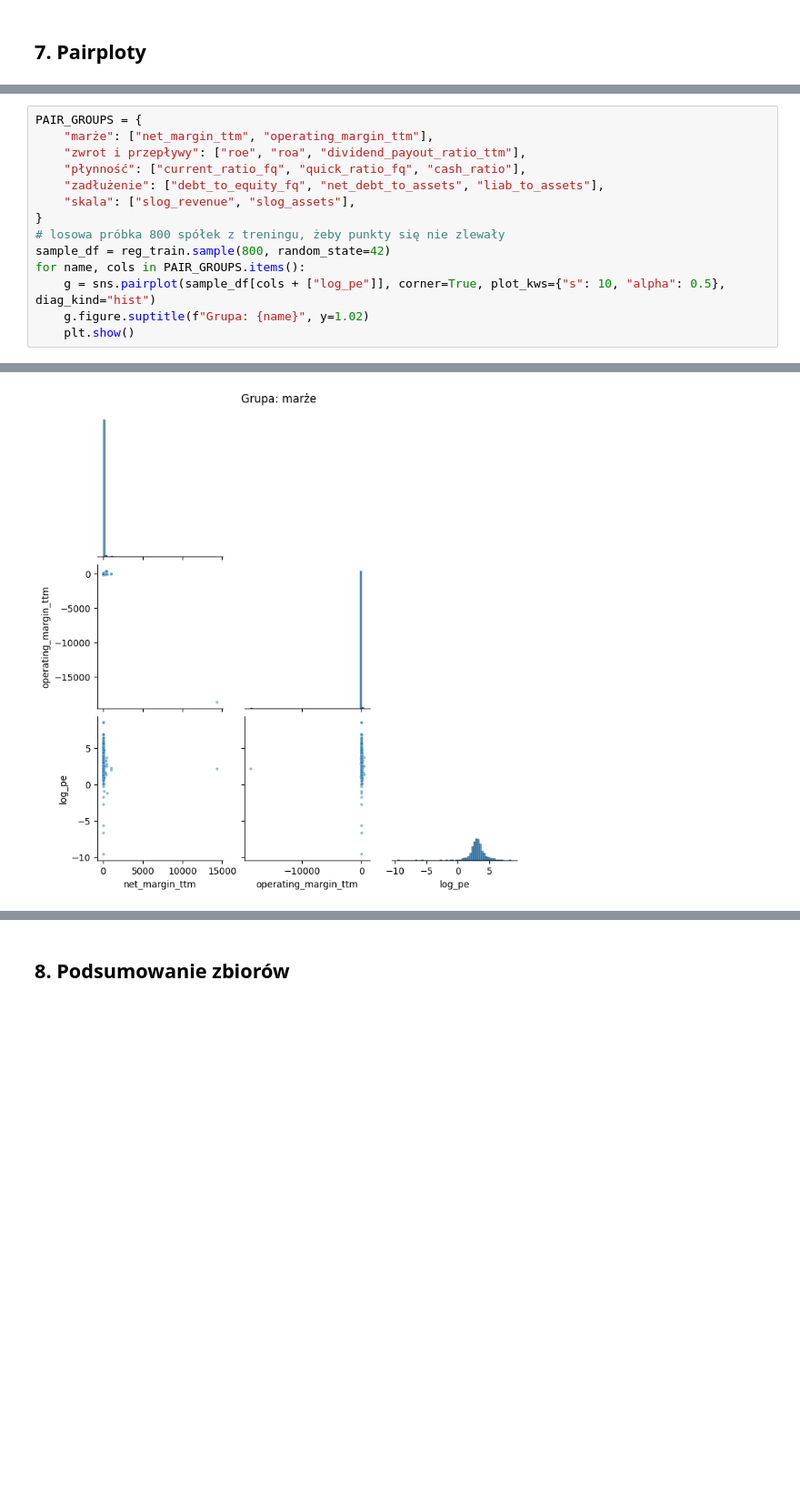
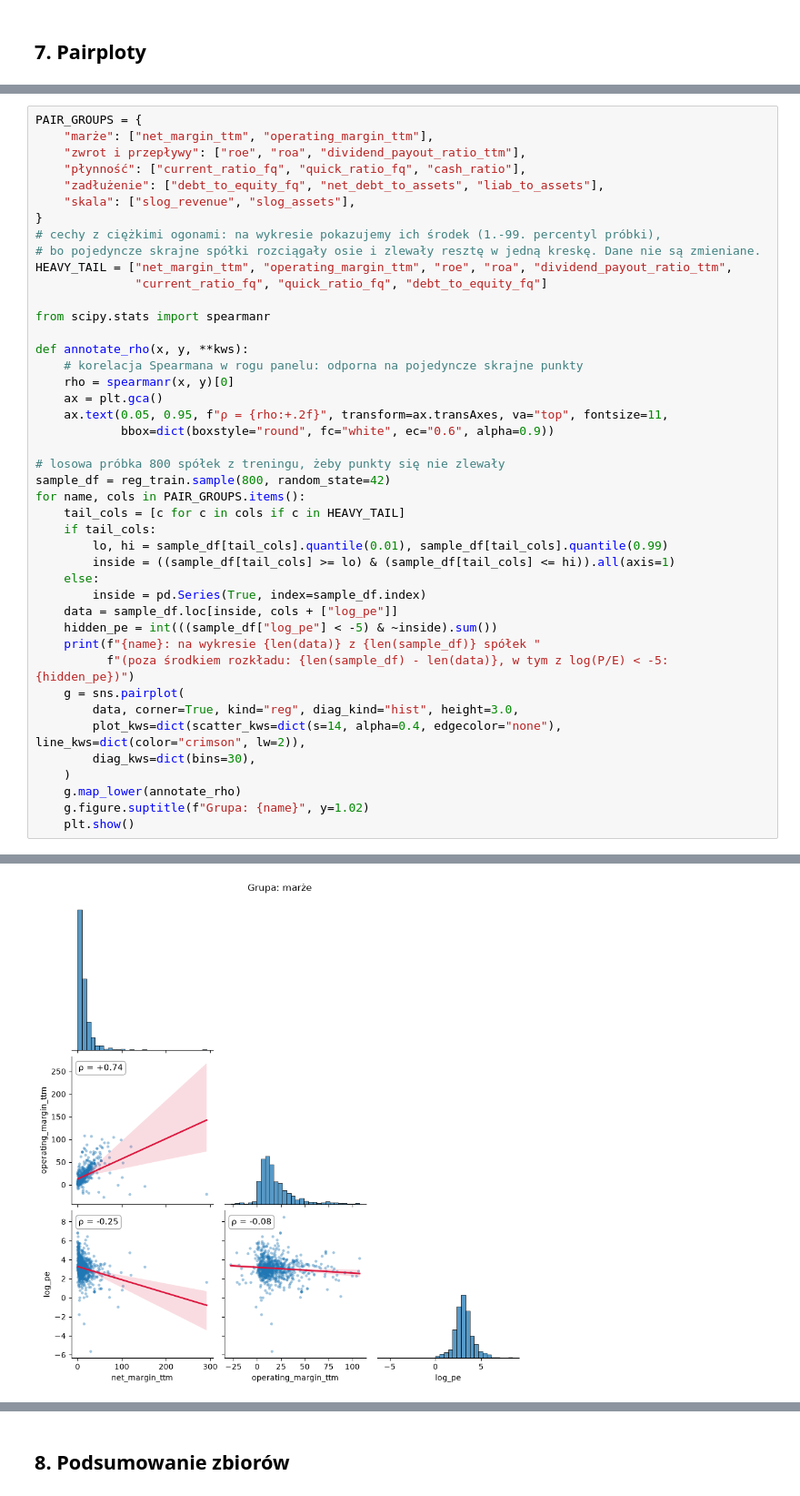
Before and after one commit to HubertChruscicki/Predicting-P-E-model, a Jupyter notebook: PE_Prediction_Model.ipynb, the cells around one changed output, grey strips where cells are left out. Shown at 91% size. Saved outputs shown, nothing was run; the diff lists cells and outputs as text; blank space fills up the shorter version.

Commit message:
minor fixes; pearson + pairplots

```diff
--- a/PE_Prediction_Model.ipynb
+++ b/PE_Prediction_Model.ipynb
@@ -897,10 +900,39 @@ PAIR_GROUPS = {
     "zadłużenie": ["debt_to_equity_fq", "net_debt_to_assets", "liab_to_assets"],
     "skala": ["slog_revenue", "slog_assets"],
 }
+# cechy z ciężkimi ogonami: na wykresie pokazujemy ich środek (1.-99. percentyl próbki),
+# bo pojedyncze skrajne spółki rozciągały osie i zlewały resztę w jedną kreskę. Dane nie są zmieniane.
+HEAVY_TAIL = ["net_margin_ttm", "operating_margin_ttm", "roe", "roa", "dividend_payout_ratio_ttm",
+              "current_ratio_fq", "quick_ratio_fq", "debt_to_equity_fq"]
+
+from scipy.stats import spearmanr
+
+def annotate_rho(x, y, **kws):
+    # korelacja Spearmana w rogu panelu: odporna na pojedyncze skrajne punkty
+    rho = spearmanr(x, y)[0]
+    ax = plt.gca()
+    ax.text(0.05, 0.95, f"ρ = {rho:+.2f}", transform=ax.transAxes, va="top", fontsize=11,
+            bbox=dict(boxstyle="round", fc="white", ec="0.6", alpha=0.9))
+
 # losowa próbka 800 spółek z treningu, żeby punkty się nie zlewały
 sample_df = reg_train.sample(800, random_state=42)
 for name, cols in PAIR_GROUPS.items():
-    g = sns.pairplot(sample_df[cols + ["log_pe"]], corner=True, plot_kws={"s": 10, "alpha": 0.5}, diag_kind="hist")
+    tail_cols = [c for c in cols if c in HEAVY_TAIL]
+    if tail_cols:
+        lo, hi = sample_df[tail_cols].quantile(0.01), sample_df[tail_cols].quantile(0.99)
+        inside = ((sample_df[tail_cols] >= lo) & (sample_df[tail_cols] <= hi)).all(axis=1)
+    else:
+        inside = pd.Series(True, index=sample_df.index)
+    data = sample_df.loc[inside, cols + ["log_pe"]]
+    hidden_pe = int(((sample_df["log_pe"] < -5) & ~inside).sum())
+    print(f"{name}: na wykresie {len(data)} z {len(sample_df)} spółek "
+          f"(poza środkiem rozkładu: {len(sample_df) - len(data)}, w tym z log(P/E) < -5: {hidden_pe})")
+    g = sns.pairplot(
+        data, corner=True, kind="reg", diag_kind="hist", height=3.0,
+        plot_kws=dict(scatter_kws=dict(s=14, alpha=0.4, edgecolor="none"), line_kws=dict(color="crimson", lw=2)),
+        diag_kws=dict(bins=30),
+    )
+    g.map_lower(annotate_rho)
     g.figure.suptitle(f"Grupa: {name}", y=1.02)
     plt.show()
 # %% [output]
@@ -907 +940 @@ for name, cols in PAIR_GROUPS.items():
-[figure, old version]
+[figure, new version]
```
Also changed, not shown: parts of 11 cells of this notebook.
